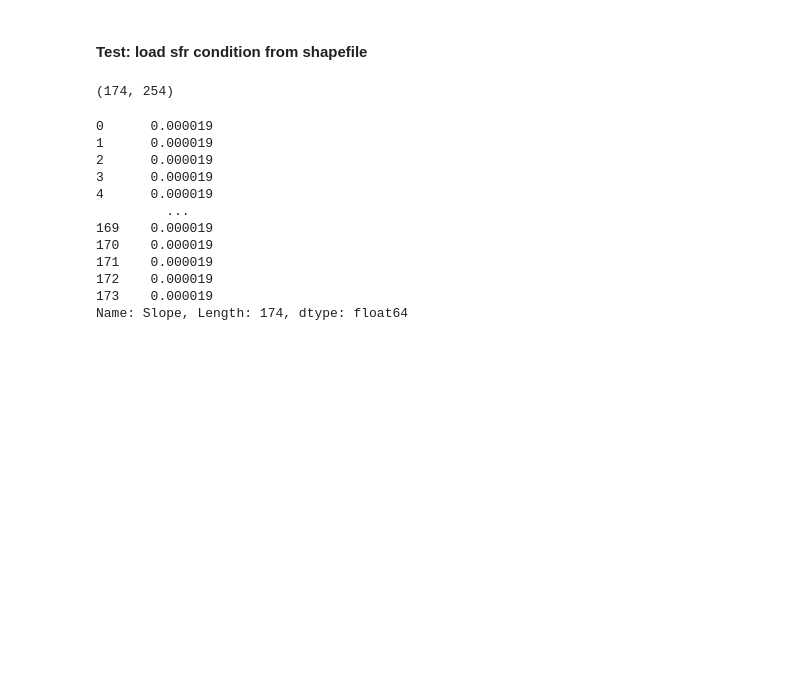
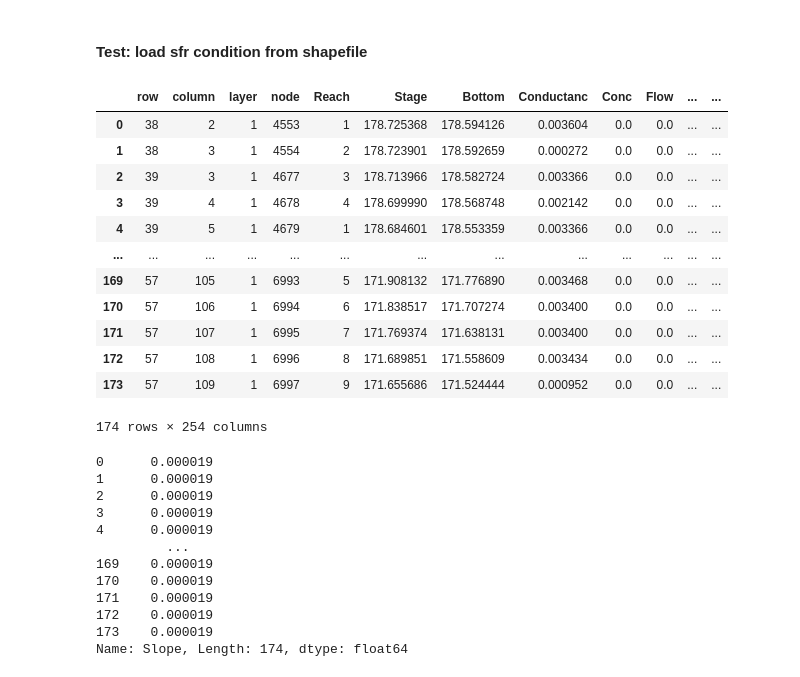
Before and after one commit to paolchol/hm, a Jupyter notebook: MAURICE/test_models/tool_m11_c1/sfr_input_management.ipynb, the cells around one changed output. Cells and saved outputs as stored; diff of their text form; code cells hidden in the pictures; blank space fills up the shorter version.

```diff
--- a/MAURICE/test_models/tool_m11_c1/sfr_input_management.ipynb
+++ b/MAURICE/test_models/tool_m11_c1/sfr_input_management.ipynb
@@ -44,9 +67,21 @@ m.sfr.isfropt = 2
 # %%
 sfr_shp = gpd.read_file(os.path.join(cwd, 'test_models', 'SFR_ICALC2.shp'))
 # %%
-sfr_shp.shape
+sfr_shp
 # %% [output]
+|  | row | column | layer | node | Reach | Stage | Bottom | Conductanc | Conc | Flow | ... | ... |
+| 0 | 38 | 2 | 1 | 4553 | 1 | 178.725368 | 178.594126 | 0.003604 | 0.0 | 0.0 | ... | ... |
+| 1 | 38 | 3 | 1 | 4554 | 2 | 178.723901 | 178.592659 | 0.000272 | 0.0 | 0.0 | ... | ... |
+| 2 | 39 | 3 | 1 | 4677 | 3 | 178.713966 | 178.582724 | 0.003366 | 0.0 | 0.0 | ... | ... |
+| 3 | 39 | 4 | 1 | 4678 | 4 | 178.699990 | 178.568748 | 0.002142 | 0.0 | 0.0 | ... | ... |
+| 4 | 39 | 5 | 1 | 4679 | 1 | 178.684601 | 178.553359 | 0.003366 | 0.0 | 0.0 | ... | ... |
+| ... | ... | ... | ... | ... | ... | ... | ... | ... | ... | ... | ... | ... |
+| 169 | 57 | 105 | 1 | 6993 | 5 | 171.908132 | 171.776890 | 0.003468 | 0.0 | 0.0 | ... | ... |
+| 170 | 57 | 106 | 1 | 6994 | 6 | 171.838517 | 171.707274 | 0.003400 | 0.0 | 0.0 | ... | ... |
+| 171 | 57 | 107 | 1 | 6995 | 7 | 171.769374 | 171.638131 | 0.003400 | 0.0 | 0.0 | ... | ... |
+| 172 | 57 | 108 | 1 | 6996 | 8 | 171.689851 | 171.558609 | 0.003434 | 0.0 | 0.0 | ... | ... |
+| 173 | 57 | 109 | 1 | 6997 | 9 | 171.655686 | 171.524444 | 0.000952 | 0.0 | 0.0 | ... | ... |
-(174, 254)
+174 rows × 254 columns
 # %%
 sfr_shp.Slope
 # %% [output]
```
Also changed, not shown: parts of 14 cells of this notebook, 6 other files.
